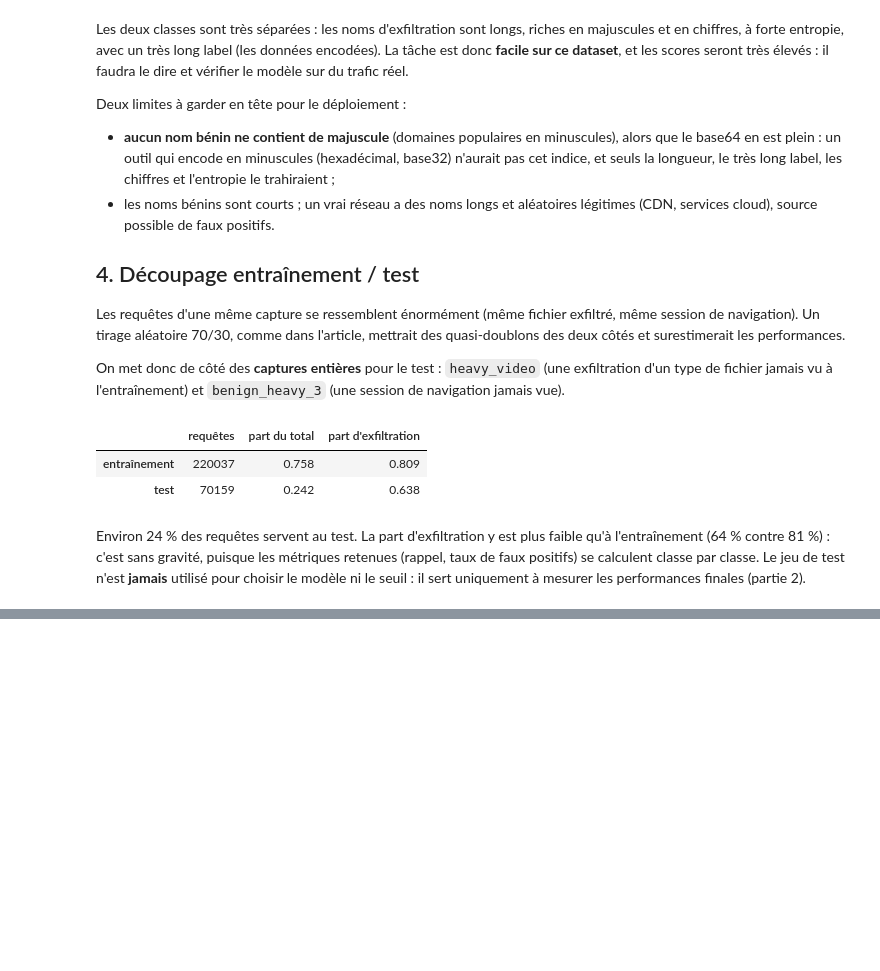
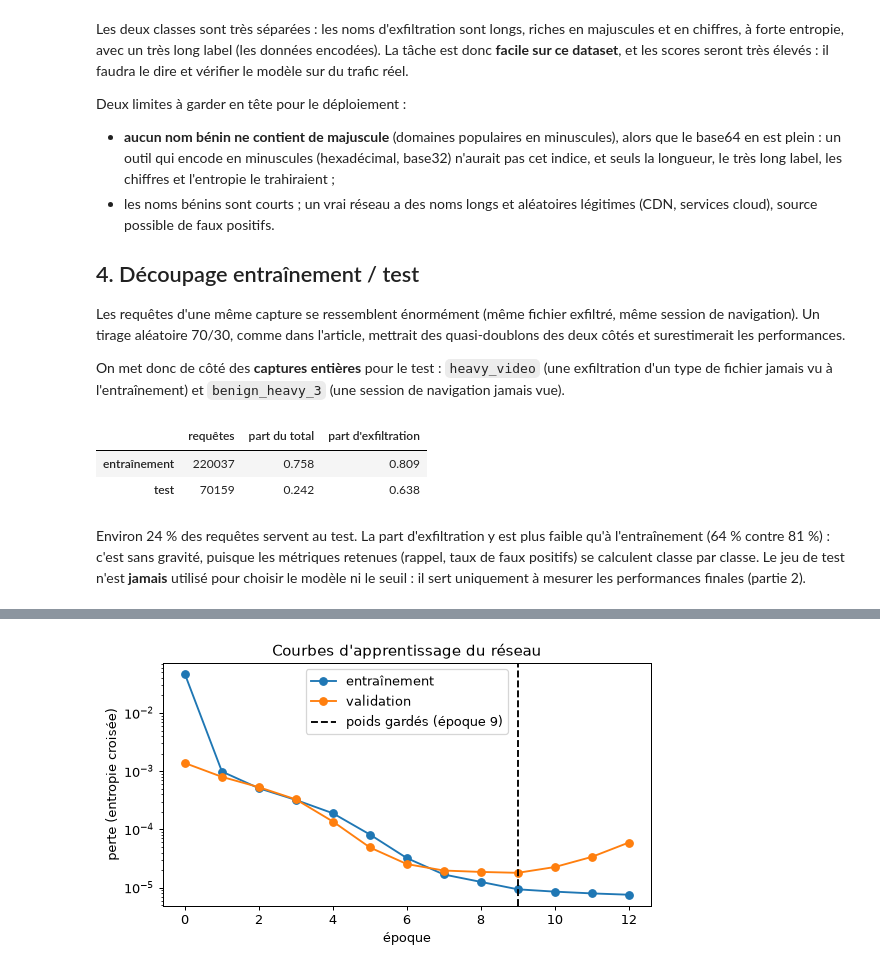
Before and after one commit to PabloHavane/exfildns, a Jupyter notebook: notebooks/methodologie.ipynb, the cells around one changed output, grey strips where cells are left out. Saved outputs shown, nothing was run; the diff lists cells and outputs as text; code cells hidden in the pictures; blank space fills up the shorter version.

Commit message:
feat(notebook): partie apprentissage et performances
Co-Authored-By: Claude Opus 5.5 <noreply@anthropic.com>

```diff
--- a/notebooks/methodologie.ipynb
+++ b/notebooks/methodologie.ipynb
@@ -249,0 +257,10 @@ mesurer les performances finales (partie 2).
+# %%
+from sklearn.metrics import ConfusionMatrixDisplay, precision_recall_curve
+
+from exfildns.evaluation import SEUIL, evaluer, importance_permutation
+from exfildns.model import entrainer_mlp, entrainer_reference, predire_proba, sauvegarder
+
+X_train, y_train = train[FEATURES], train["label"]
+X_test, y_test = test[FEATURES], test["label"]
+
+reference = entrainer_reference(X_train, y_train)
@@ -249,0 +284,4 @@ mesurer les performances finales (partie 2).
+# %%
+reseau, historique = entrainer_mlp(X_train, y_train)
+print(f"Arrêt après {len(historique['loss'])} époques")
+reseau.summary()
@@ -249,0 +306,14 @@ mesurer les performances finales (partie 2).
+# %%
+meilleure = int(np.argmin(historique["val_loss"]))
+fig, ax = plt.subplots(figsize=(7, 3.5))
+ax.plot(historique["loss"], marker="o", label="entraînement")
+ax.plot(historique["val_loss"], marker="o", label="validation")
+ax.axvline(meilleure, color="black", linestyle="--", label=f"poids gardés (époque {meilleure})")
+ax.set_xlabel("époque")
+ax.set_ylabel("perte (entropie croisée)")
+ax.set_yscale("log")
+ax.set_title("Courbes d'apprentissage du réseau")
+ax.legend()
+plt.show()
+# %% [output]
+[figure, added]
```
Also changed, not shown: parts of 13 cells of this notebook.
